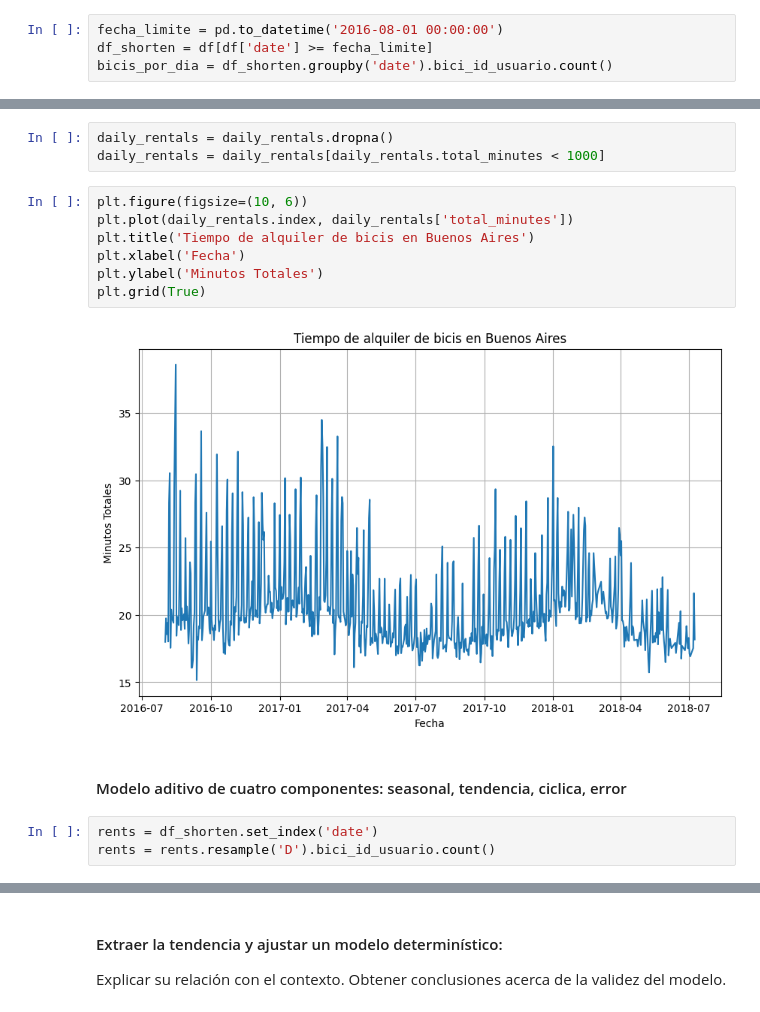
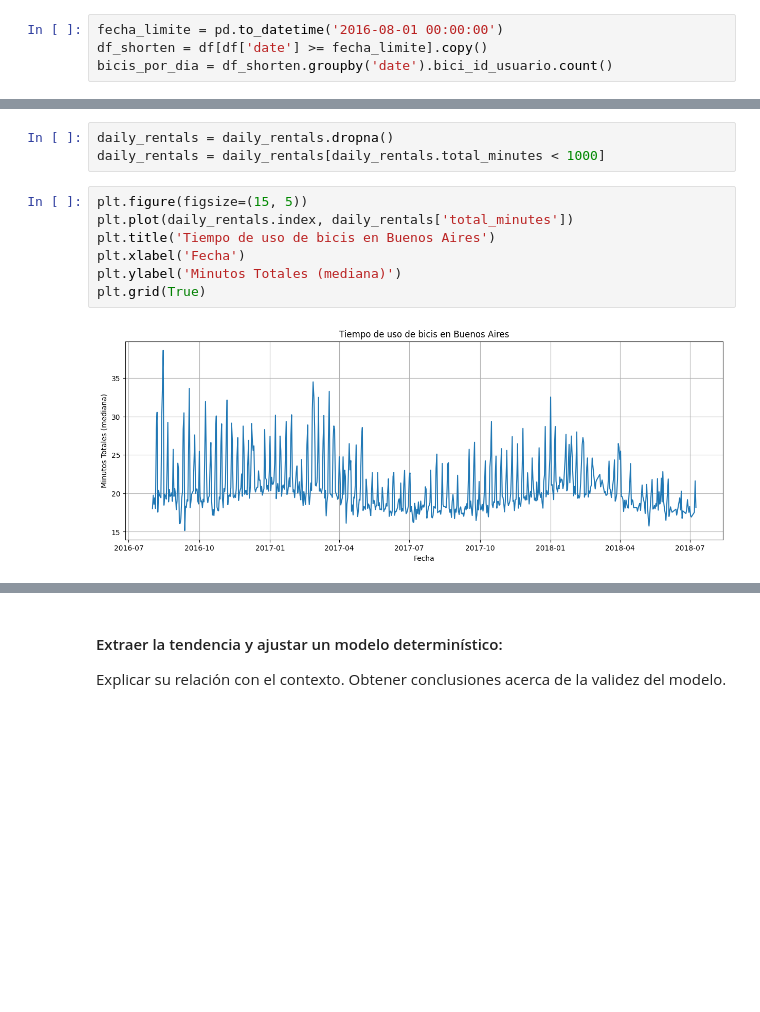
Before and after one commit to marianataglio/seriestemporales, a Jupyter notebook: tp_st.ipynb, the cells around one changed output, grey strips where cells are left out. Drawn from its saved outputs; the diff is of its cells as text; blank space fills up the shorter version.

```diff
--- a/tp_st.ipynb
+++ b/tp_st.ipynb
@@ -47,7 +47,7 @@ Text(0.5, 1.0, 'Alquiler de bicis Julio 2016 - Julio 2018')
 Observamos que hay muchos menos registros durante los primeros meses de 2016. Es por esta razón que tomaremos la decisión de achicar la serie y quedarnos con dos años de datos, desde Julio 2016 a Julio 2018.
 # %%
 fecha_limite = pd.to_datetime('2016-08-01 00:00:00')
-df_shorten = df[df['date'] >= fecha_limite]
+df_shorten = df[df['date'] >= fecha_limite].copy()
 bicis_por_dia = df_shorten.groupby('date').bici_id_usuario.count()
 # %%
 plt.figure(figsize=(15,5))
@@ -207,16 +217,11 @@ daily_rentals.total_minutes.dropna().plot()
 daily_rentals = daily_rentals.dropna()
 daily_rentals = daily_rentals[daily_rentals.total_minutes < 1000]
 # %%
-plt.figure(figsize=(10, 6))
+plt.figure(figsize=(15, 5))
 plt.plot(daily_rentals.index, daily_rentals['total_minutes'])
-plt.title('Tiempo de alquiler de bicis en Buenos Aires')
+plt.title('Tiempo de uso de bicis en Buenos Aires')
 plt.xlabel('Fecha')
-plt.ylabel('Minutos Totales')
+plt.ylabel('Minutos Totales (mediana)')
 plt.grid(True)
 # %% [output]
-[figure, old version]
+[figure, new version]
-# %% [markdown]
-#### Modelo aditivo de cuatro componentes: seasonal, tendencia, ciclica, error
-# %%
-rents = df_shorten.set_index('date')
-rents = rents.resample('D').bici_id_usuario.count()
```
Also changed, not shown: parts of 55 cells of this notebook.
